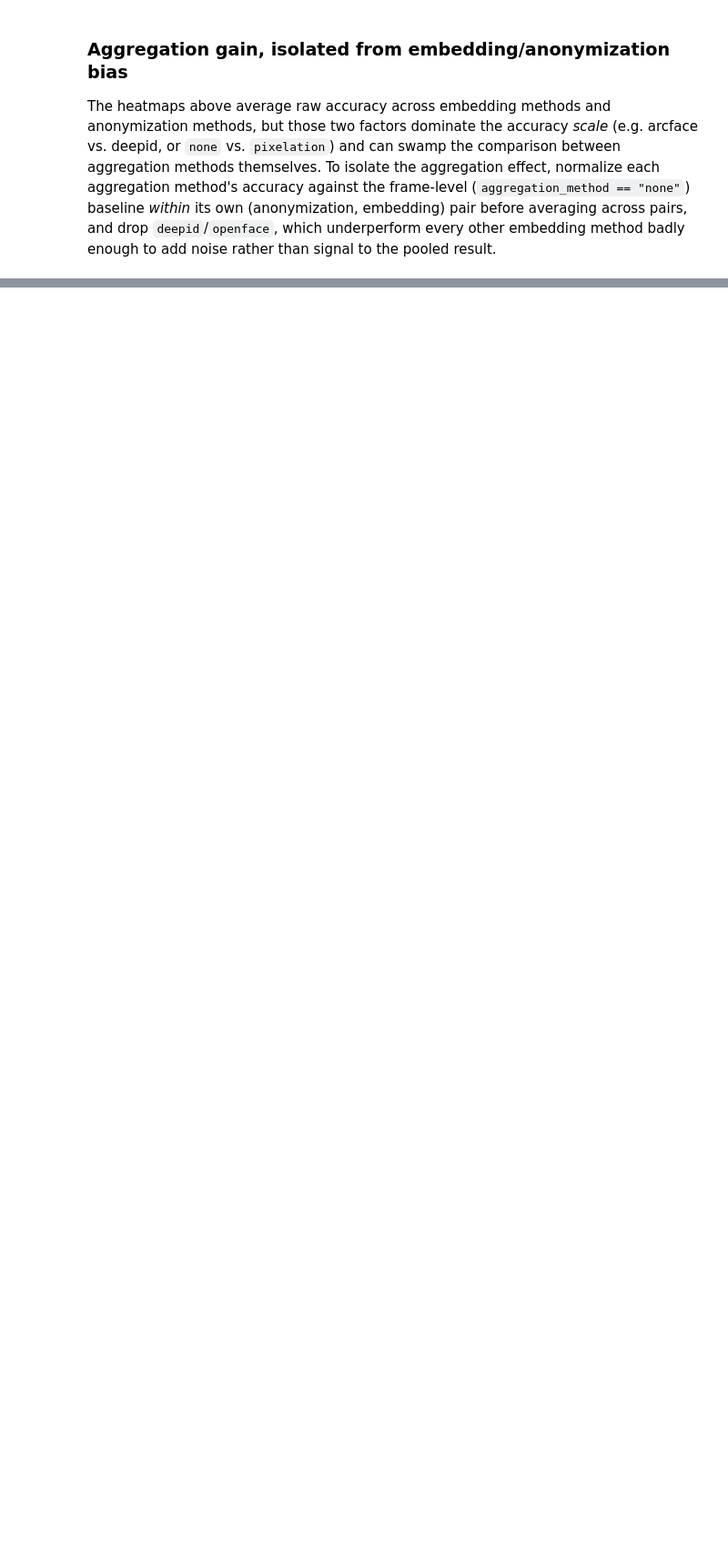
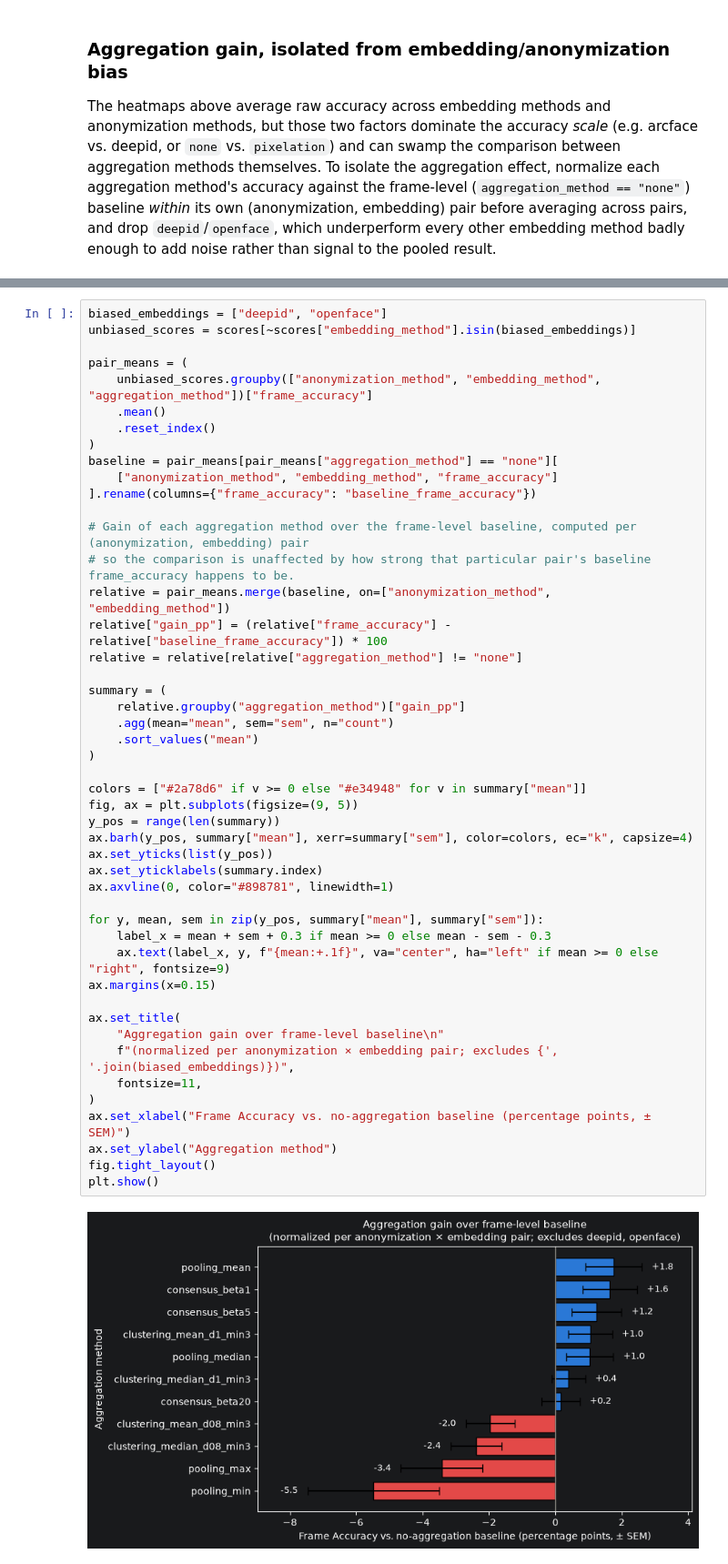
Before and after one commit to wagpa/meles, a Jupyter notebook: src/notebooks/03_visualization.ipynb, the cells around one changed output, grey strips where cells are left out. Shown at 91% size. Drawn from its saved outputs; the diff is of its cells as text; blank space fills up the shorter version.

Commit message:
add gain without voting

```diff
--- a/src/notebooks/03_visualization.ipynb
+++ b/src/notebooks/03_visualization.ipynb
@@ -316,3 +320,52 @@ fig.tight_layout()
 plt.show()
 # %% [output]
 [figure]
+# %%
+biased_embeddings = ["deepid", "openface"]
+unbiased_scores = scores[~scores["embedding_method"].isin(biased_embeddings)]
+
+pair_means = (
+    unbiased_scores.groupby(["anonymization_method", "embedding_method", "aggregation_method"])["frame_accuracy"]
+    .mean()
+    .reset_index()
+)
+baseline = pair_means[pair_means["aggregation_method"] == "none"][
+    ["anonymization_method", "embedding_method", "frame_accuracy"]
+].rename(columns={"frame_accuracy": "baseline_frame_accuracy"})
+
+# Gain of each aggregation method over the frame-level baseline, computed per (anonymization, embedding) pair
+# so the comparison is unaffected by how strong that particular pair's baseline frame_accuracy happens to be.
+relative = pair_means.merge(baseline, on=["anonymization_method", "embedding_method"])
+relative["gain_pp"] = (relative["frame_accuracy"] - relative["baseline_frame_accuracy"]) * 100
+relative = relative[relative["aggregation_method"] != "none"]
+
+summary = (
+    relative.groupby("aggregation_method")["gain_pp"]
+    .agg(mean="mean", sem="sem", n="count")
+    .sort_values("mean")
+)
+
+colors = ["#2a78d6" if v >= 0 else "#e34948" for v in summary["mean"]]
+fig, ax = plt.subplots(figsize=(9, 5))
+y_pos = range(len(summary))
+ax.barh(y_pos, summary["mean"], xerr=summary["sem"], color=colors, ec="k", capsize=4)
+ax.set_yticks(list(y_pos))
+ax.set_yticklabels(summary.index)
+ax.axvline(0, color="#898781", linewidth=1)
+
+for y, mean, sem in zip(y_pos, summary["mean"], summary["sem"]):
+    label_x = mean + sem + 0.3 if mean >= 0 else mean - sem - 0.3
+    ax.text(label_x, y, f"{mean:+.1f}", va="center", ha="left" if mean >= 0 else "right", fontsize=9)
+ax.margins(x=0.15)
+
+ax.set_title(
+    "Aggregation gain over frame-level baseline\n"
+    f"(normalized per anonymization × embedding pair; excludes {', '.join(biased_embeddings)})",
+    fontsize=11,
+)
+ax.set_xlabel("Frame Accuracy vs. no-aggregation baseline (percentage points, ± SEM)")
+ax.set_ylabel("Aggregation method")
+fig.tight_layout()
+plt.show()
+# %% [output]
+[figure, added]
```
Also changed, not shown: parts of 4 cells of this notebook.
